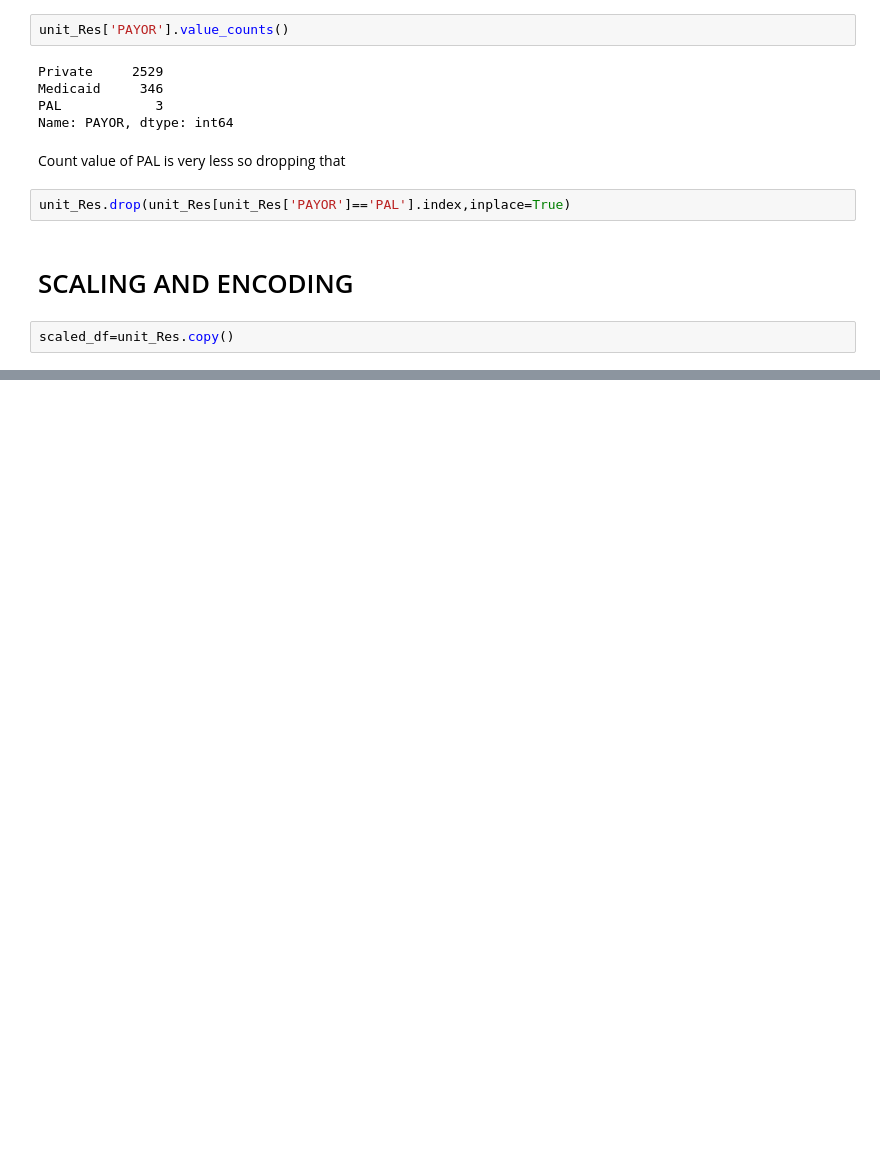
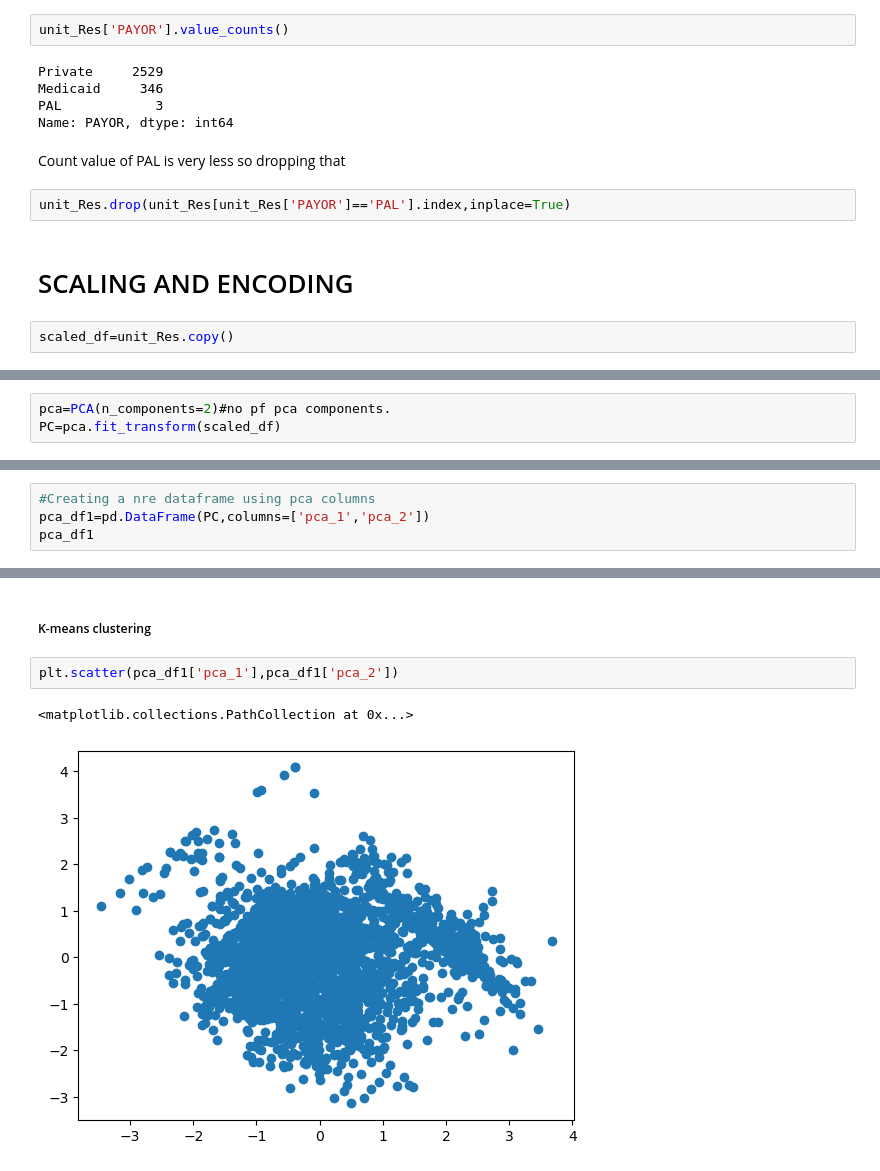
Before and after one commit to iamshubhs/Customer-Segemntation, a Jupyter notebook: KMeans Clustering.ipynb, the cells around one changed output, grey strips where cells are left out. Drawn from its saved outputs; the diff is of its cells as text; blank space fills up the shorter version.

```diff
--- a/KMeans Clustering.ipynb
+++ b/KMeans Clustering.ipynb
@@ -476,0 +514,3 @@ scaled_df
+# %%
+pca=PCA(n_components=2)#no pf pca components.
+PC=pca.fit_transform(scaled_df)
@@ -476,0 +521,4 @@ scaled_df
+# %%
+#Creating a nre dataframe using pca columns
+pca_df1=pd.DataFrame(PC,columns=['pca_1','pca_2'])
+pca_df1
@@ -476,0 +539,8 @@ scaled_df
+# %% [markdown]
+
+##### K-means clustering
+# %%
+plt.scatter(pca_df1['pca_1'],pca_df1['pca_2'])
+# %% [output]
+<matplotlib.collections.PathCollection at 0x...>
+[figure, added]
```
Also changed, not shown: parts of 92 cells of this notebook.
